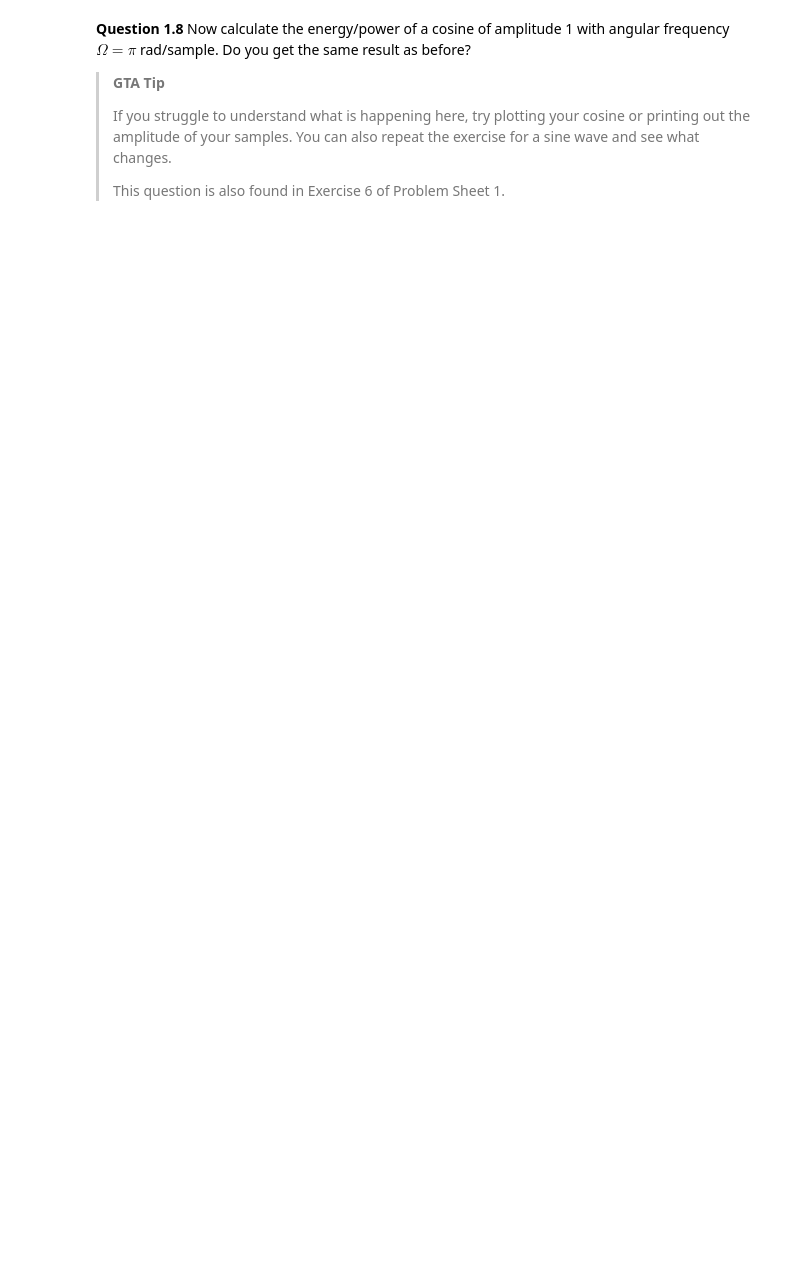
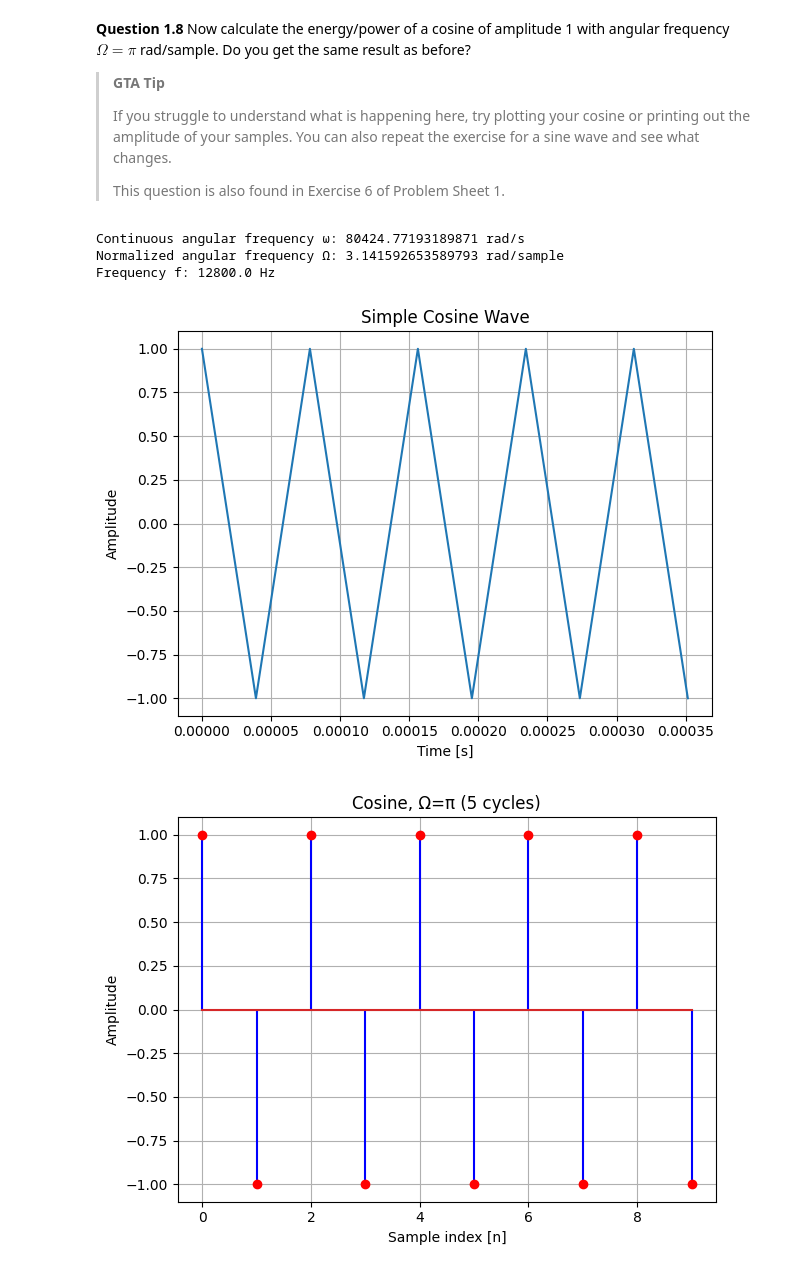
Before and after one commit to LH-and-FPGA/sap-EE2-SS-LAB, a Jupyter notebook: EX1 - Introduction.ipynb, the cells around one changed output. Cells and saved outputs as stored; diff of their text form; code cells hidden in the pictures; blank space fills up the shorter version.

```diff
--- a/EX1 - Introduction.ipynb
+++ b/EX1 - Introduction.ipynb
@@ -261,3 +314,27 @@ For discrete-time signals with $N$ samples, $x[n]$,
 > This question is also found in Exercise 6 of Problem Sheet 1.
 # %%
 # add code here
+fs = 25600  # sampling frequency in Hz
+Omega = np.pi
+omega = Omega * fs  # continuous angular frequency in rad/s
+f = omega / (2 * np.pi)  # frequency in Hz
+print(f'Continuous angular frequency ω: {omega} rad/s')
+print(f'Normalized angular frequency Ω: {Omega} rad/sample')
+print(f'Frequency f: {f} Hz')
+
+cycles = 5
+T = cycles / f  # total time duration for 5 cycles
+Nsamp = int(T * fs)  # total number of samples
+t, y = cosegen(fs, f, Nsamp)
+n = np.arange(Nsamp)
+plt = plot_signal(t, y, title='Simple Cosine Wave', xlabel='Time [s]', ylabel='Amplitude')
+plt = plot_signal(n, y, func='stem',
+                  title='Cosine, Ω=π (5 cycles)',
+                  xlabel='Sample index [n]', ylabel='Amplitude',
+                  markerfmt='ro', linefmt='b-')
+# %% [output]
+Continuous angular frequency ω: 80424.77193189871 rad/s
+Normalized angular frequency Ω: 3.141592653589793 rad/sample
+Frequency f: 12800.0 Hz
+[figure, added]
+[figure, added]
```
Also changed, not shown: parts of 6 cells of this notebook.
